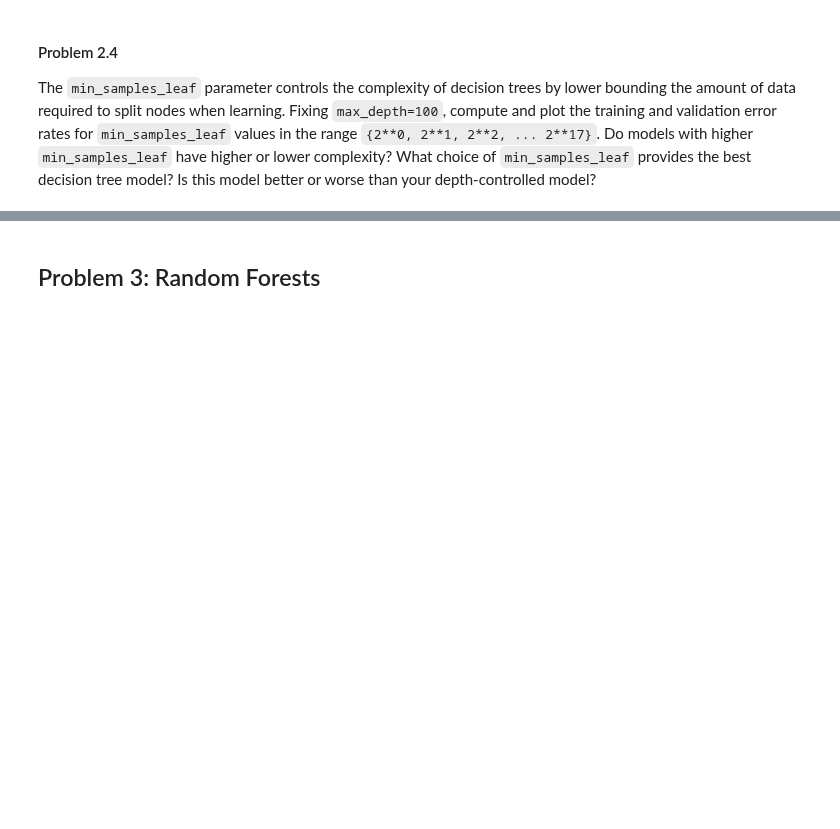
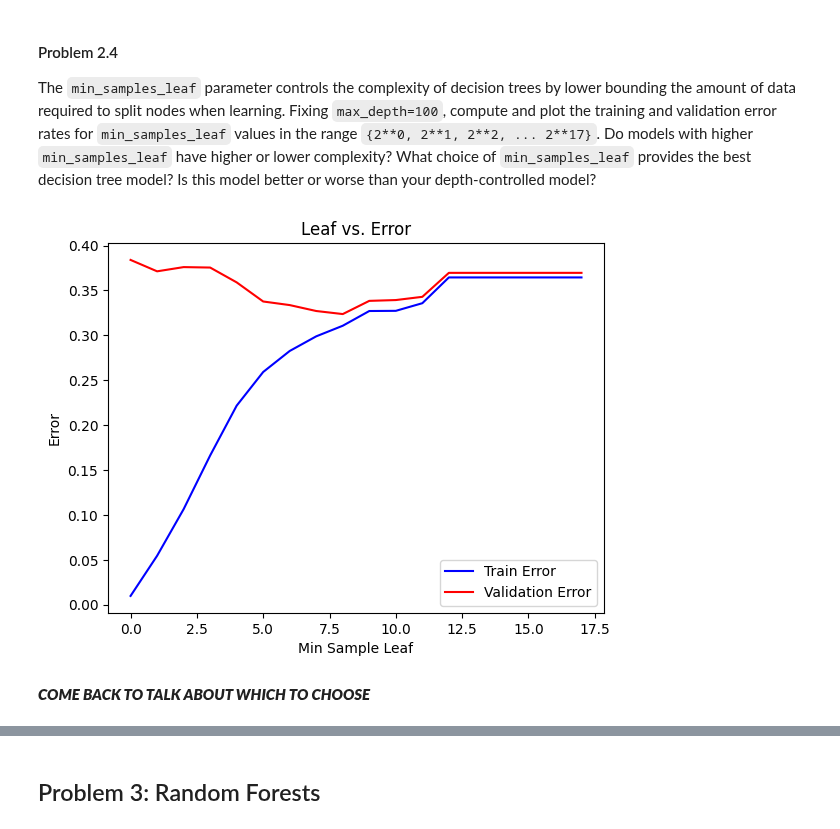
Before and after one commit to SarahAsad23/MachineLearning, a Jupyter notebook: HW5/cs273-hw5.ipynb, the cells around one changed output, grey strips where cells are left out. Saved outputs shown, nothing was run; the diff lists cells and outputs as text; code cells hidden in the pictures; blank space fills up the shorter version.

```diff
--- a/HW5/cs273-hw5.ipynb
+++ b/HW5/cs273-hw5.ipynb
@@ -135,6 +330,33 @@ The ``min_samples_leaf`` parameter  controls the complexity of decision trees by
 Do models with higher ``min_samples_leaf`` have higher or lower complexity?
 What choice of ``min_samples_leaf`` provides the best decision tree model?
 Is this model better or worse than your depth-controlled model?
+# %%
+error_rate_train = []
+error_rate_eval = []
+
+for leaf in range(18):
+    leafVal = 2 ** leaf
+
+    model = tree.DecisionTreeClassifier(criterion='entropy', max_depth=1000, min_samples_leaf=leafVal, random_state=seed)
+    model.fit(Xtr, Ytr)
+
+    y_pred_train = model.predict(Xtr)
+    y_pred_eval = model.predict(Xva)
+
+    error_rate_train.append(np.mean(y_pred_train != Ytr))
+    error_rate_eval.append(np.mean(y_pred_eval != Yva))
+
+
+plt.plot(error_rate_train, color='blue', label='Train Error')
+plt.plot(error_rate_eval, color='red', label='Validation Error')
+plt.xlabel("Min Sample Leaf")
+plt.ylabel("Error")
+plt.title("Leaf vs. Error")
+plt.legend();
+# %% [output]
+[figure, added]
+# %% [markdown]
+*******************COME BACK TO TALK ABOUT WHICH TO CHOOSE*******************
 # %% [markdown]
 <div>
     <img src="embedded-picture-1" width="200"/>
```
Also changed, not shown: parts of 18 cells of this notebook.
